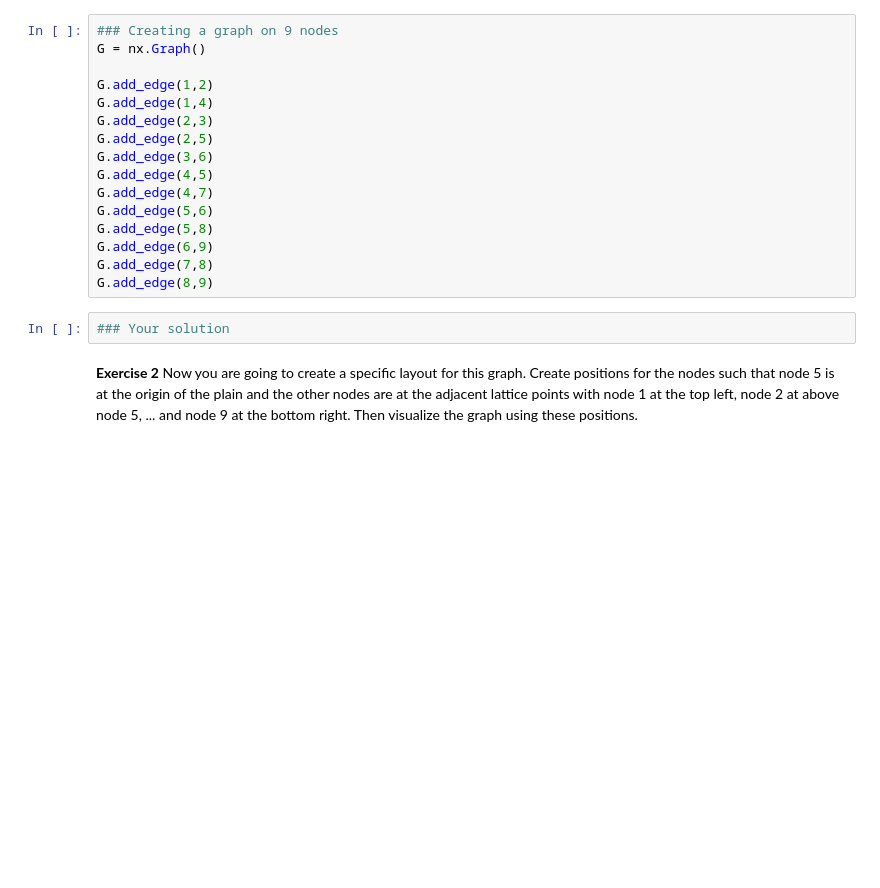
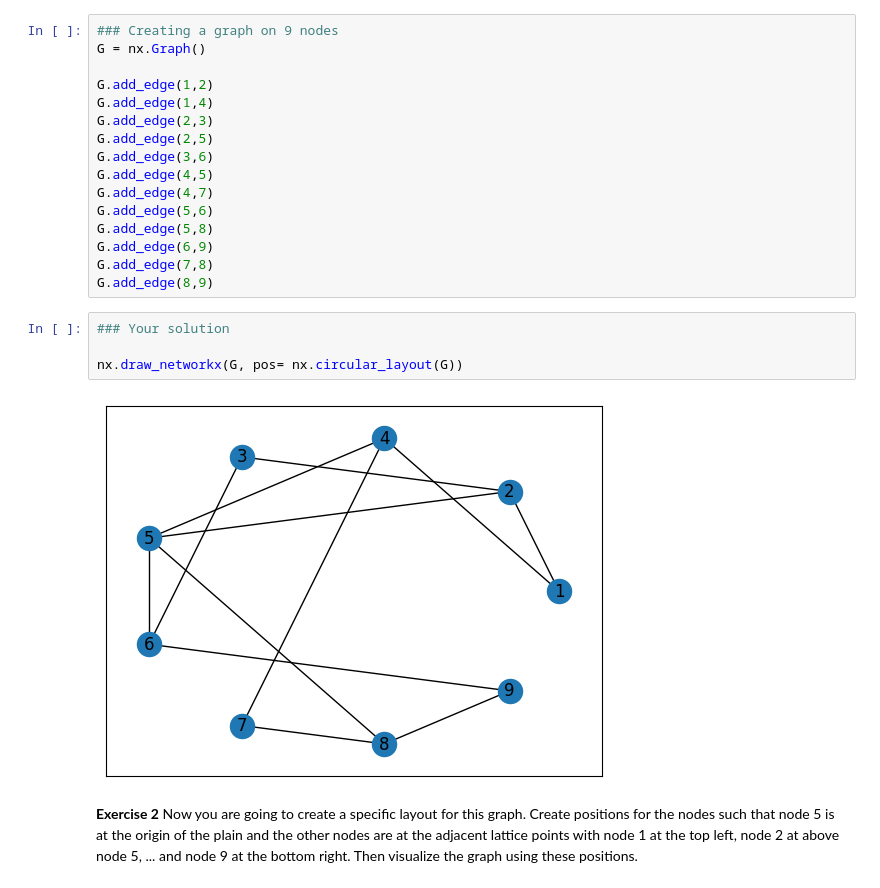
Before and after one commit to gitkeniwo/network-statistics-notebooks, a Jupyter notebook: Intro/Visualizing_Networks.ipynb, the cells around one changed output. Saved outputs shown, nothing was run; the diff lists cells and outputs as text; blank space fills up the shorter version.

```diff
--- a/Intro/Visualizing_Networks.ipynb
+++ b/Intro/Visualizing_Networks.ipynb
@@ -82,5 +84,9 @@ G.add_edge(7,8)
 G.add_edge(8,9)
 # %%
 ### Your solution
+
+nx.draw_networkx(G, pos= nx.circular_layout(G))
+# %% [output]
+[figure, added]
 # %% [markdown]
 **Exercise 2** Now you are going to create a specific layout for this graph. Create positions for the nodes such that node 5 is at the origin of the plain and the other nodes are at the adjacent lattice points with node 1 at the top left, node 2 at above node 5, ... and node 9 at the bottom right. Then visualize the graph using these positions.
```
Also changed, not shown: parts of 10 cells of this notebook, 12 other files.
